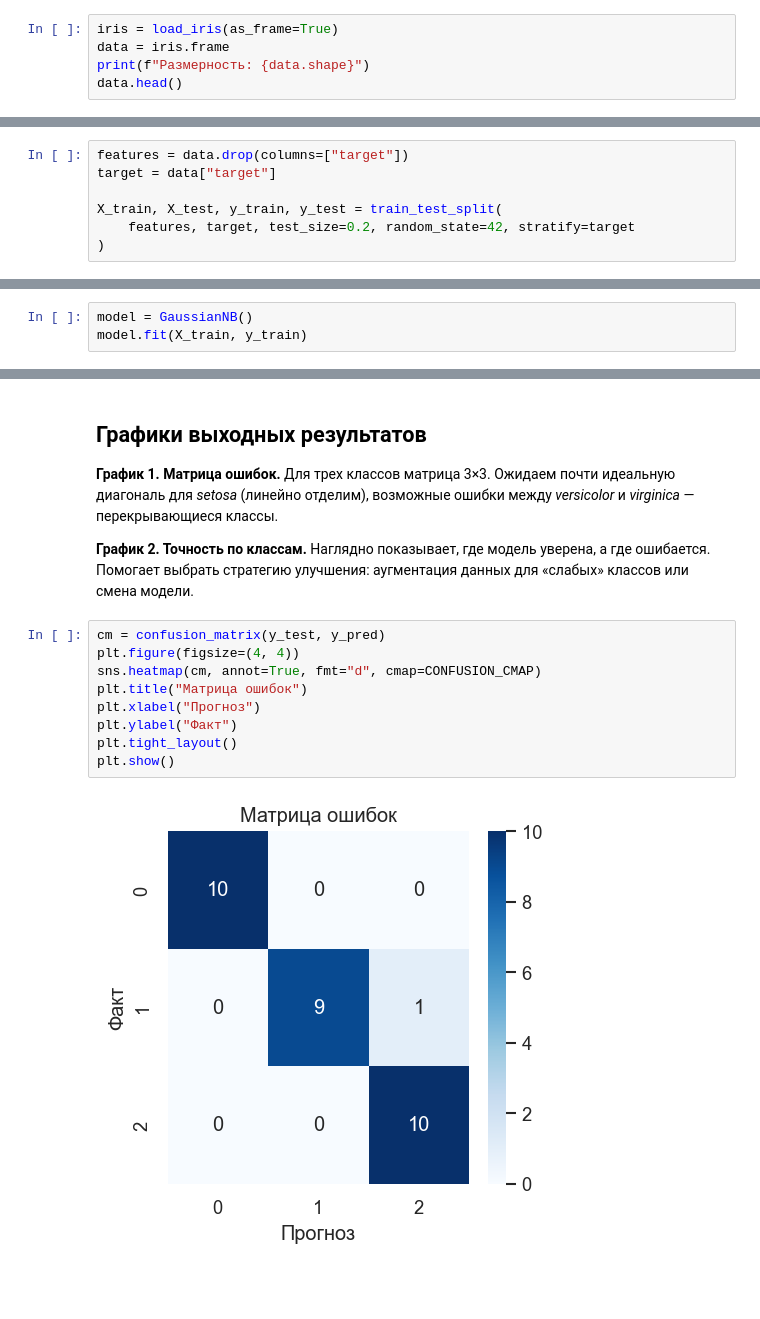
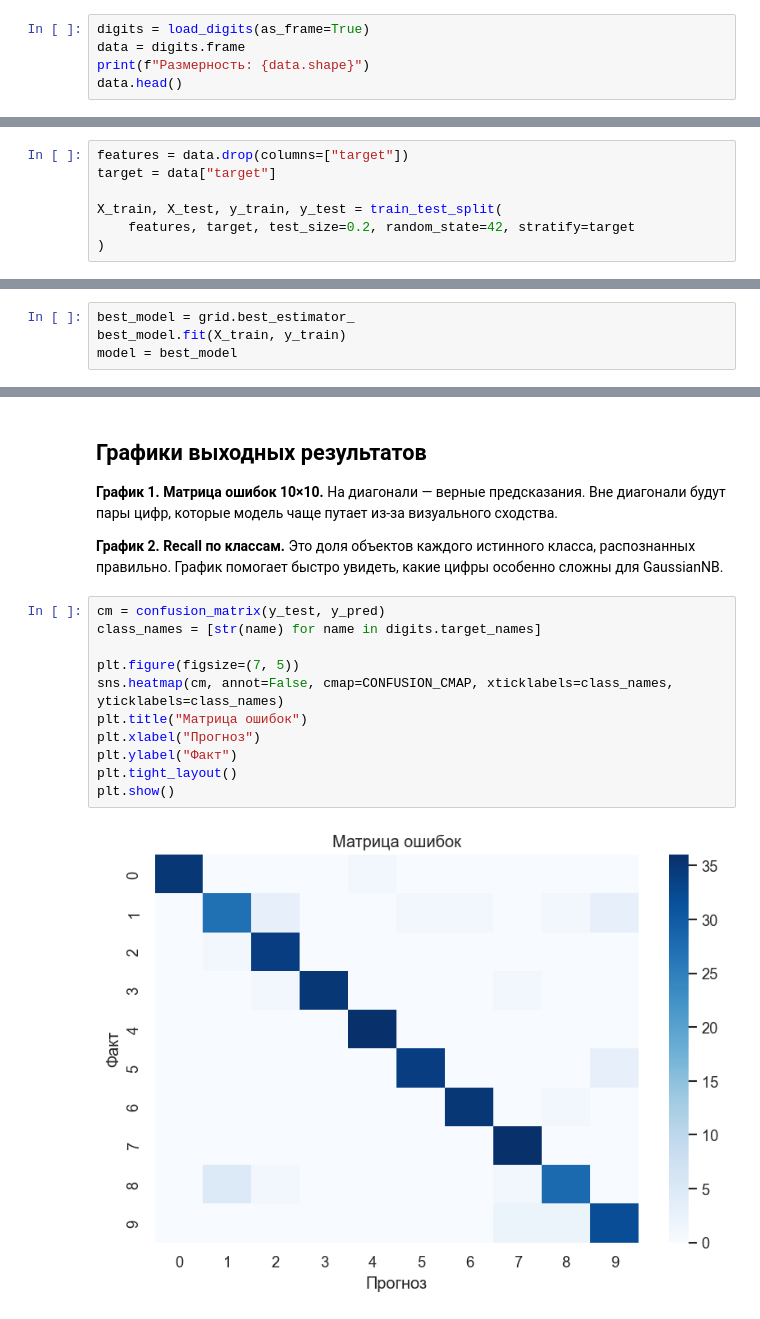
Before and after one commit to phys-dev/ml-recipe-book, a Jupyter notebook: notebooks/04_naive_bayes.ipynb, the cells around one changed output, grey strips where cells are left out. Cells and saved outputs as stored; diff of their text form; blank space fills up the shorter version.

```diff
--- a/notebooks/04_naive_bayes.ipynb
+++ b/notebooks/04_naive_bayes.ipynb
@@ -26,6 +27,6 @@ CONFUSION_CMAP = "Blues"
 # %%
-iris = load_iris(as_frame=True)
-data = iris.frame
+digits = load_digits(as_frame=True)
+data = digits.frame
 print(f"Размерность: {data.shape}")
 data.head()
 # %% [output]
@@ -64,3 +151,4 @@ plt.show()
 # %%
-model = GaussianNB()
-model.fit(X_train, y_train)
+best_model = grid.best_estimator_
+best_model.fit(X_train, y_train)
+model = best_model
@@ -88,17 +177,19 @@ F1:        0.967
 # %% [markdown]
 ## Графики выходных результатов
-**График 1. Матрица ошибок.** Для трех классов матрица 3×3. Ожидаем почти идеальную диагональ для *setosa* (линейно отделим), возможные ошибки между *versicolor* и *virginica* — перекрывающиеся классы.
+**График 1. Матрица ошибок 10×10.** На диагонали — верные предсказания. Вне диагонали будут пары цифр, которые модель чаще путает из-за визуального сходства.
 
-**График 2. Точность по классам.** Наглядно показывает, где модель уверена, а где ошибается. Помогает выбрать стратегию улучшения: аугментация данных для «слабых» классов или смена модели.
+**График 2. Recall по классам.** Это доля объектов каждого истинного класса, распознанных правильно. График помогает быстро увидеть, какие цифры особенно сложны для GaussianNB.
 # %%
 cm = confusion_matrix(y_test, y_pred)
-plt.figure(figsize=(4, 4))
-sns.heatmap(cm, annot=True, fmt="d", cmap=CONFUSION_CMAP)
+class_names = [str(name) for name in digits.target_names]
+
+plt.figure(figsize=(7, 5))
+sns.heatmap(cm, annot=False, cmap=CONFUSION_CMAP, xticklabels=class_names, yticklabels=class_names)
 plt.title("Матрица ошибок")
 plt.xlabel("Прогноз")
 plt.ylabel("Факт")
 plt.tight_layout()
 plt.show()
 # %% [output]
-[figure, old version]
+[figure, new version]
 # %%
```
Also changed, not shown: parts of 18 cells of this notebook.
